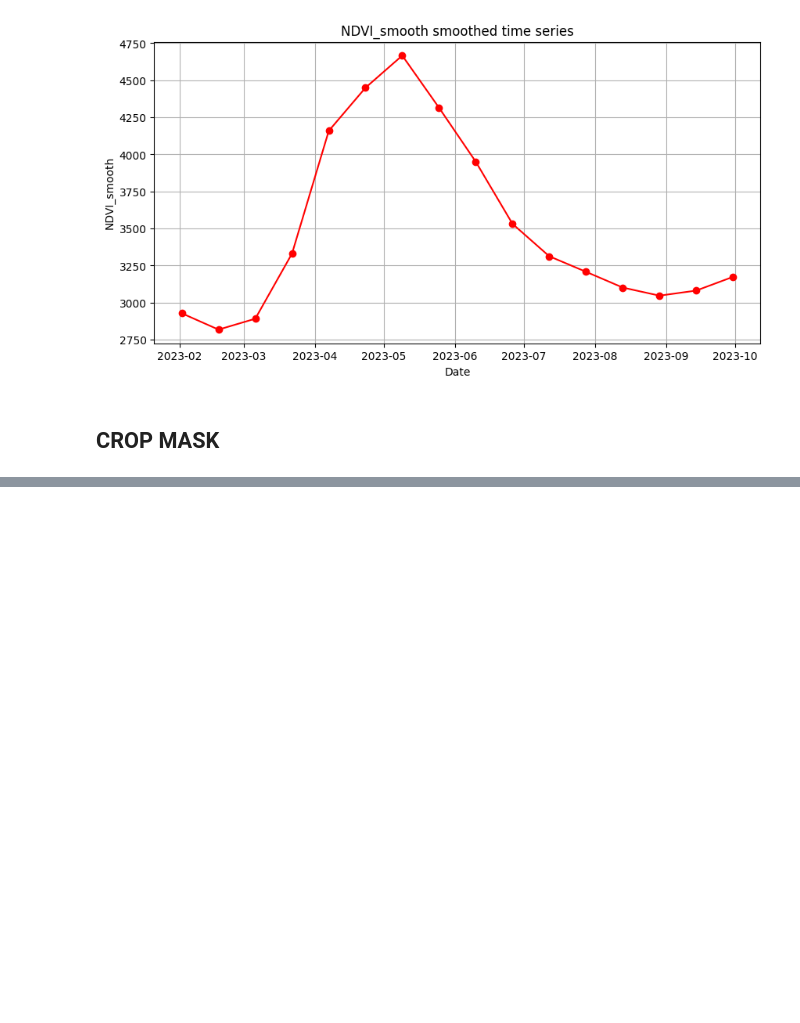
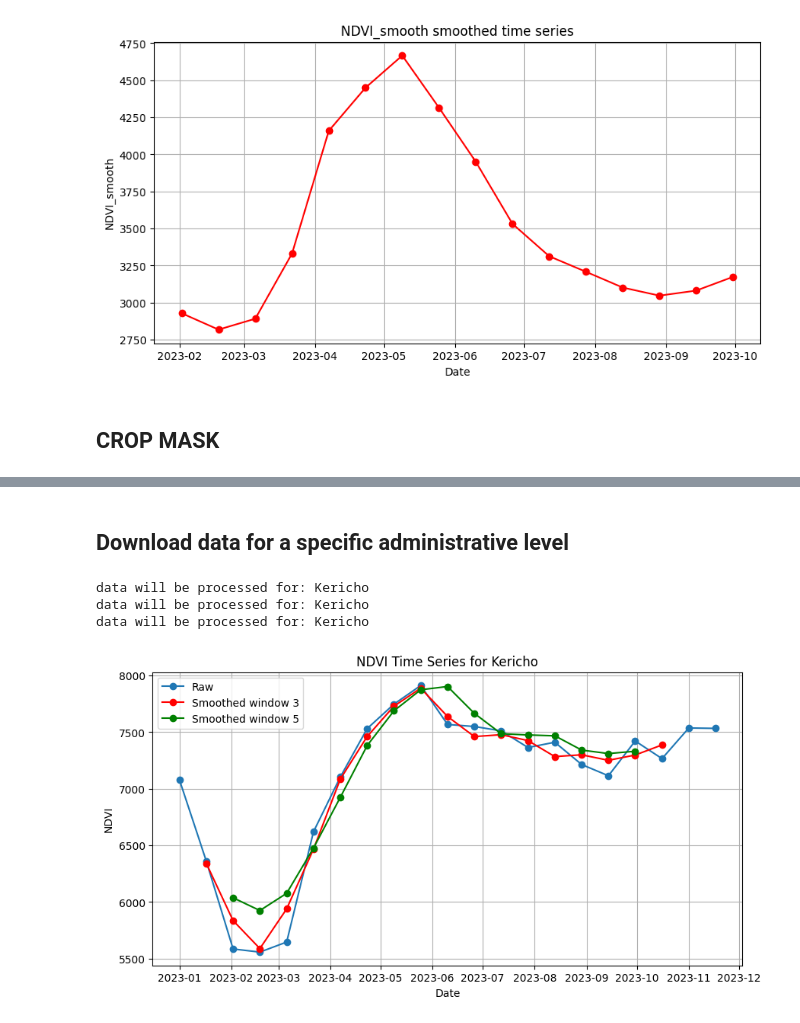
Before and after one commit to anaguilarar/agwise_data_sourcing, a Jupyter notebook: GEEMODIS_data_download.ipynb, the cells around one changed output, grey strips where cells are left out. Saved outputs shown, nothing was run; the diff lists cells and outputs as text; code cells hidden in the pictures; blank space fills up the shorter version.

Commit message:
administrative level

```diff
--- a/GEEMODIS_data_download.ipynb
+++ b/GEEMODIS_data_download.ipynb
@@ -162,0 +170,31 @@ Map(center=[-1.37, 38.01], controls=(WidgetControl(options=['position', 'transpa
+# %% [markdown]
+## Download data for a specific administrative level
+# %%
+data_downloader = GEEMODIS(configuration['DATA_DOWNLOAD']['ADM0_NAME'], configuration['DATA_DOWNLOAD']['product'])
+data_downloader.initialize_query(configuration['DATA_DOWNLOAD']['starting_date'], configuration['DATA_DOWNLOAD']['ending_date'])
+
+feature_name = 'Kericho'
+
+not_smootheddf = data_downloader.get_adm_timeseries(adm_level='ADM1', feature_name= feature_name, fill_gaps=True, sg = False)
+smootheddf3 = data_downloader.get_adm_timeseries(adm_level='ADM1', feature_name= feature_name, fill_gaps=True, sg = True, window_size = 3)
+smootheddf5 = data_downloader.get_adm_timeseries(adm_level='ADM1', feature_name= feature_name, fill_gaps=True, sg = True, window_size = 5)
+# %% [output]
+data will be processed for: Kericho
+data will be processed for: Kericho
+data will be processed for: Kericho
+# %%
+import matplotlib.pyplot as plt
+
+plt.figure(figsize=(10, 5))
+plt.plot(not_smootheddf['date'], not_smootheddf[not_smootheddf.columns[1]], marker='o', linestyle='-', label = 'Raw')
+plt.plot(smootheddf3['date'], smootheddf3[smootheddf3.columns[1]], marker='o', linestyle='-', c = 'red', label = 'Smoothed window 3')
+plt.plot(smootheddf5['date'], smootheddf5[smootheddf5.columns[1]], marker='o', linestyle='-', c = 'green', label = 'Smoothed window 5')
+
+plt.title(f"{df.columns[1]} Time Series for {feature_name}")
+plt.xlabel("Date")
+plt.ylabel(df.columns[1])
+plt.grid(True)
+plt.legend()
+plt.show()
+# %% [output]
+[figure, added]
```
Also changed, not shown: parts of 5 cells of this notebook, 1 other file.
